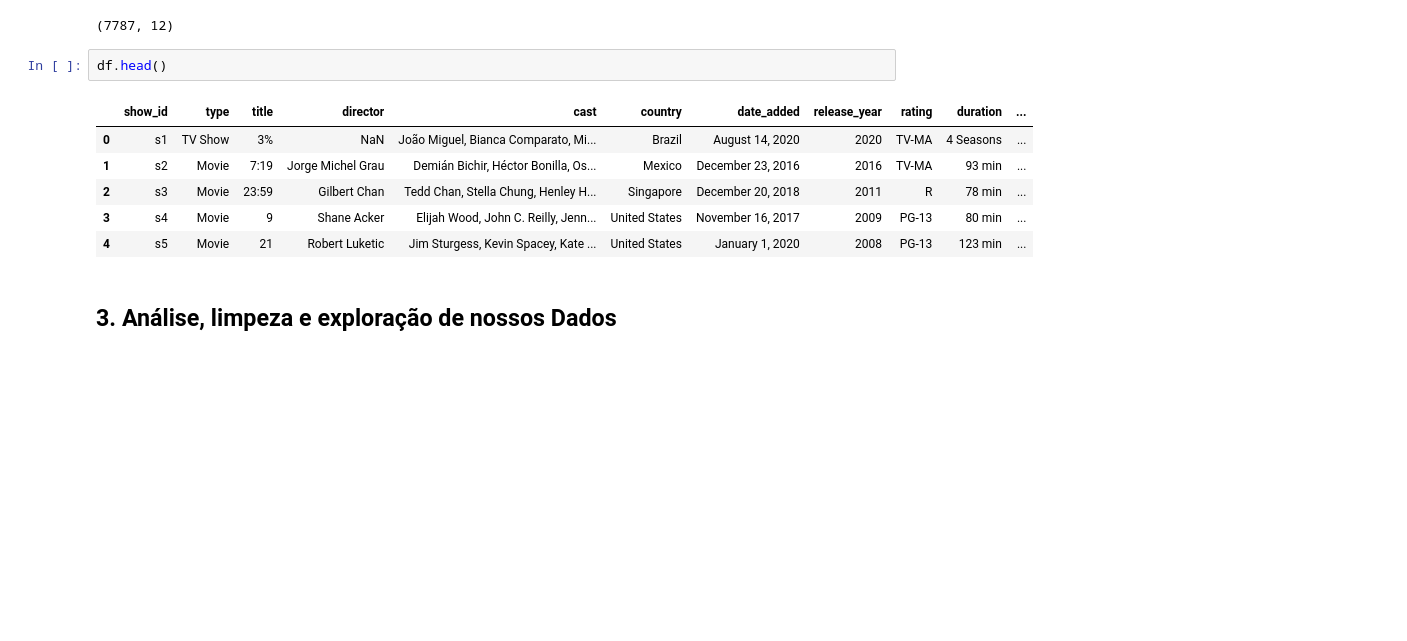
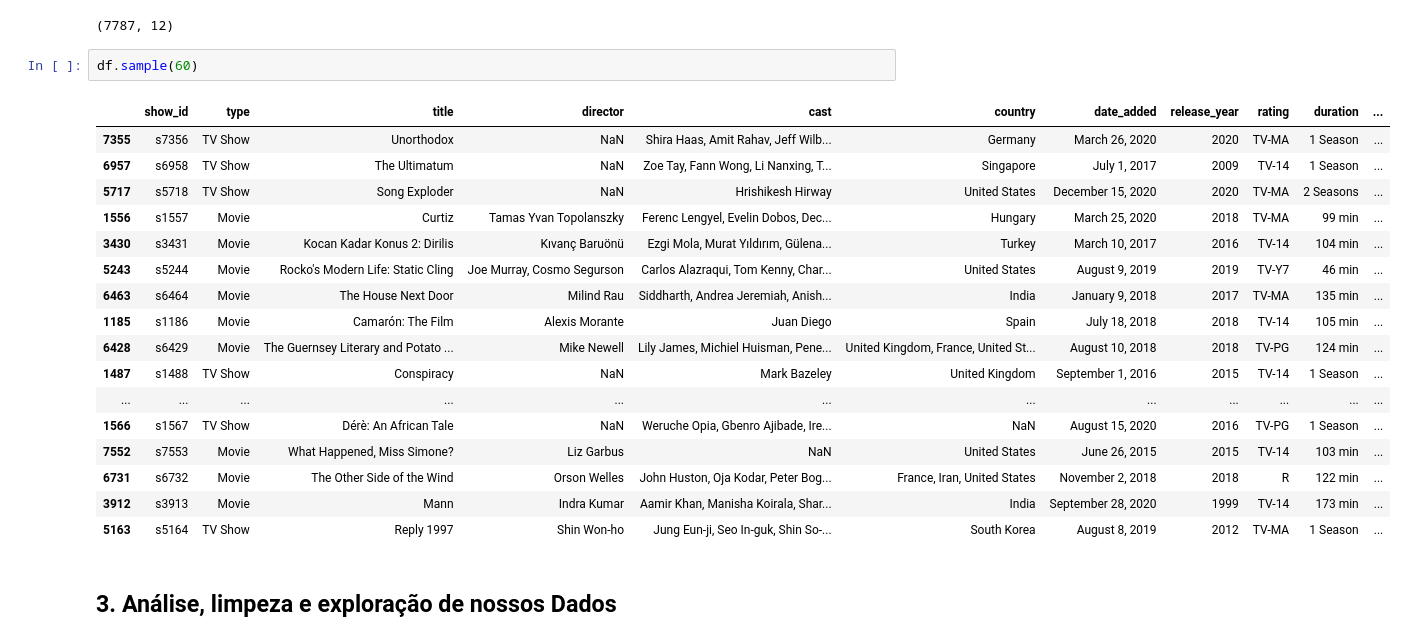
Before and after one commit to EddyGiusepe/Sistema_RECOMENDACION_Netflix, a Jupyter notebook: Netflix_RECOMMENDATION.ipynb, the cells around one changed output. Drawn from its saved outputs; the diff is of its cells as text; blank space fills up the shorter version.

```diff
--- a/Netflix_RECOMMENDATION.ipynb
+++ b/Netflix_RECOMMENDATION.ipynb
@@ -25,15 +25,26 @@ df = pd.read_csv("/content/drive/MyDrive/4_teoria_IA_ML_DL_Eddy/Sistema_recomend
 df.shape
 # %% [output]
 (7787, 12)
-# %%
-df.head()
-# %% [output]
-|  | show_id | type | title | director | cast | country | date_added | release_year | rating | duration | ... |
-| 0 | s1 | TV Show | 3% | NaN | João Miguel, Bianca Comparato, Mi... | Brazil | August 14, 2020 | 2020 | TV-MA | 4 Seasons | ... |
-| 1 | s2 | Movie | 7:19 | Jorge Michel Grau | Demián Bichir, Héctor Bonilla, Os... | Mexico | December 23, 2016 | 2016 | TV-MA | 93 min | ... |
-| 2 | s3 | Movie | 23:59 | Gilbert Chan | Tedd Chan, Stella Chung, Henley H... | Singapore | December 20, 2018 | 2011 | R | 78 min | ... |
-| 3 | s4 | Movie | 9 | Shane Acker | Elijah Wood, John C. Reilly, Jenn... | United States | November 16, 2017 | 2009 | PG-13 | 80 min | ... |
-| 4 | s5 | Movie | 21 | Robert Luketic | Jim Sturgess, Kevin Spacey, Kate ... | United States | January 1, 2020 | 2008 | PG-13 | 123 min | ... |
+# %%
+df.sample(60)
+# %% [output]
+|  | show_id | type | title | director | cast | country | date_added | release_year | rating | duration | ... |
+| 7355 | s7356 | TV Show | Unorthodox | NaN | Shira Haas, Amit Rahav, Jeff Wilb... | Germany | March 26, 2020 | 2020 | TV-MA | 1 Season | ... |
+| 6957 | s6958 | TV Show | The Ultimatum | NaN | Zoe Tay, Fann Wong, Li Nanxing, T... | Singapore | July 1, 2017 | 2009 | TV-14 | 1 Season | ... |
+| 5717 | s5718 | TV Show | Song Exploder | NaN | Hrishikesh Hirway | United States | December 15, 2020 | 2020 | TV-MA | 2 Seasons | ... |
+| 1556 | s1557 | Movie | Curtiz | Tamas Yvan Topolanszky | Ferenc Lengyel, Evelin Dobos, Dec... | Hungary | March 25, 2020 | 2018 | TV-MA | 99 min | ... |
+| 3430 | s3431 | Movie | Kocan Kadar Konus 2: Dirilis | Kıvanç Baruönü | Ezgi Mola, Murat Yıldırım, Gülena... | Turkey | March 10, 2017 | 2016 | TV-14 | 104 min | ... |
+| 5243 | s5244 | Movie | Rocko's Modern Life: Static Cling | Joe Murray, Cosmo Segurson | Carlos Alazraqui, Tom Kenny, Char... | United States | August 9, 2019 | 2019 | TV-Y7 | 46 min | ... |
+| 6463 | s6464 | Movie | The House Next Door | Milind Rau | Siddharth, Andrea Jeremiah, Anish... | India | January 9, 2018 | 2017 | TV-MA | 135 min | ... |
+| 1185 | s1186 | Movie | Camarón: The Film | Alexis Morante | Juan Diego | Spain | July 18, 2018 | 2018 | TV-14 | 105 min | ... |
+| 6428 | s6429 | Movie | The Guernsey Literary and Potato ... | Mike Newell | Lily James, Michiel Huisman, Pene... | United Kingdom, France, United St... | August 10, 2018 | 2018 | TV-PG | 124 min | ... |
+| 1487 | s1488 | TV Show | Conspiracy | NaN | Mark Bazeley | United Kingdom | September 1, 2016 | 2015 | TV-14 | 1 Season | ... |
+| ... | ... | ... | ... | ... | ... | ... | ... | ... | ... | ... | ... |
+| 1566 | s1567 | TV Show | Dérè: An African Tale | NaN | Weruche Opia, Gbenro Ajibade, Ire... | NaN | August 15, 2020 | 2016 | TV-PG | 1 Season | ... |
+| 7552 | s7553 | Movie | What Happened, Miss Simone? | Liz Garbus | NaN | United States | June 26, 2015 | 2015 | TV-14 | 103 min | ... |
+| 6731 | s6732 | Movie | The Other Side of the Wind | Orson Welles | John Huston, Oja Kodar, Peter Bog... | France, Iran, United States | November 2, 2018 | 2018 | R | 122 min | ... |
+| 3912 | s3913 | Movie | Mann | Indra Kumar | Aamir Khan, Manisha Koirala, Shar... | India | September 28, 2020 | 1999 | TV-14 | 173 min | ... |
+| 5163 | s5164 | TV Show | Reply 1997 | Shin Won-ho | Jung Eun-ji, Seo In-guk, Shin So-... | South Korea | August 8, 2019 | 2012 | TV-MA | 1 Season | ... |
 # %% [markdown]
 ## 3. Análise, limpeza e exploração de nossos Dados
 # %%
```
Also changed, not shown: parts of 8 cells of this notebook.
